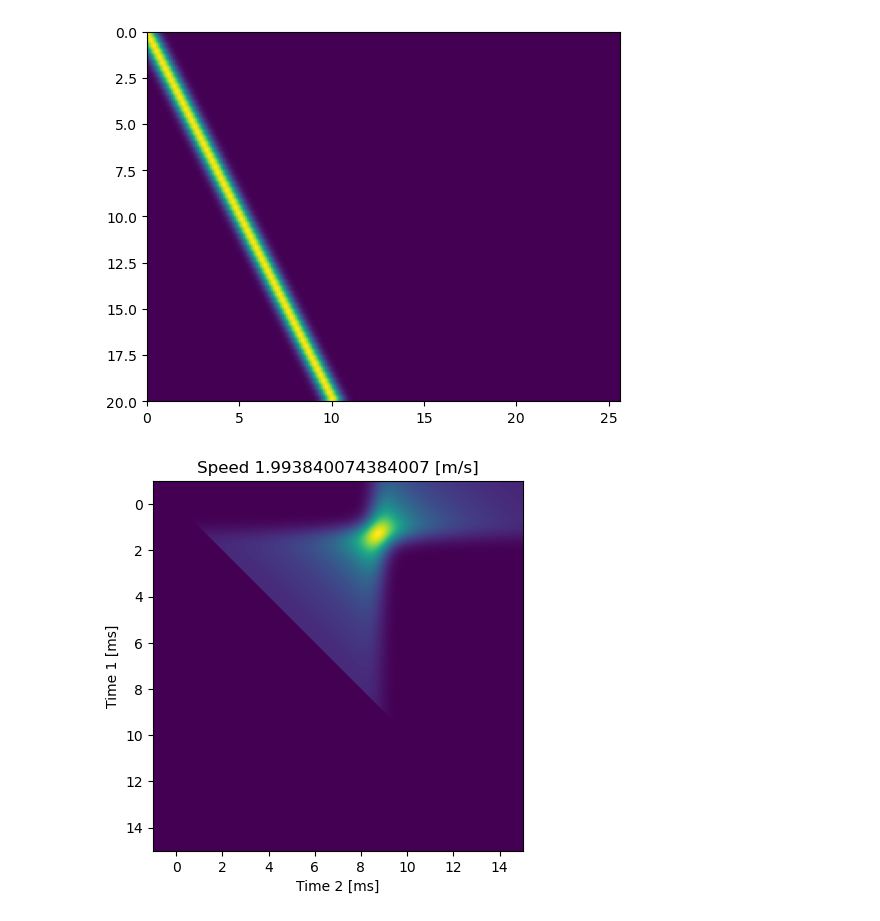
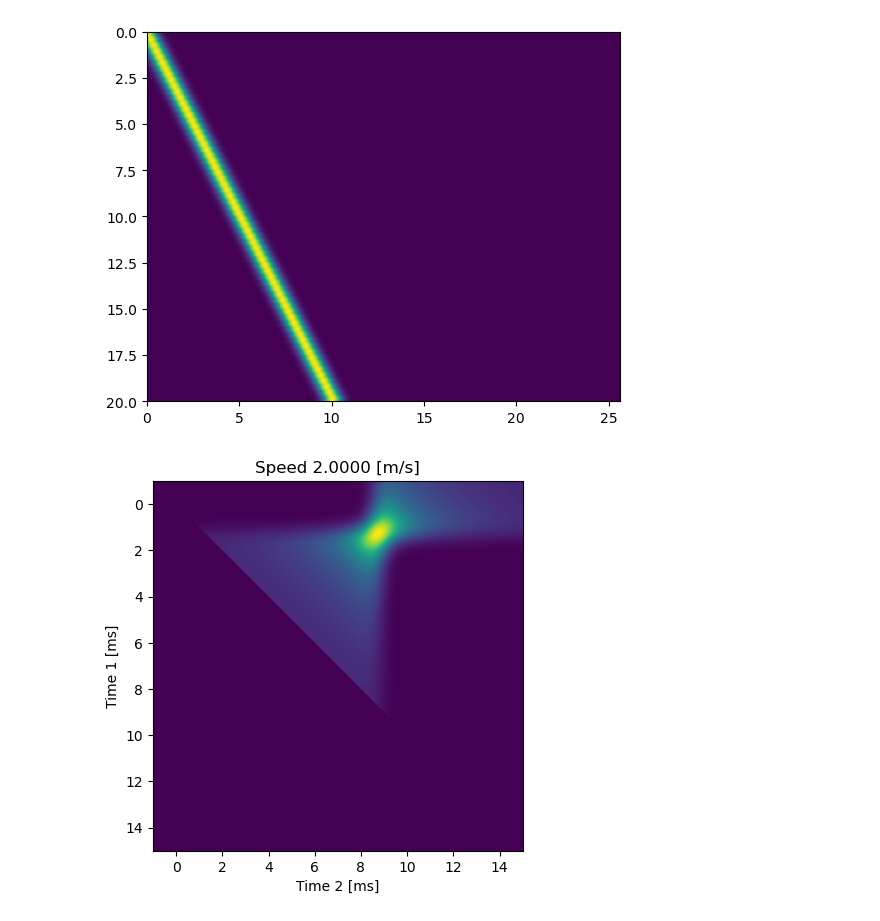
Before and after one commit to wewightman/pyusel-dispest, a Jupyter notebook: examples/swsestimation.ipynb, the cells around one changed output. Saved outputs shown, nothing was run; the diff lists cells and outputs as text; code cells hidden in the pictures.

```diff
--- a/examples/swsestimation.ipynb
+++ b/examples/swsestimation.ipynb
@@ -37,17 +37,17 @@ plt.show()
 # %% [output]
 [figure]
 # %%
-c, sums, teval = swsradon(disp, lat, t, 2.5E-3, 17.5E-3, -1E-3, 15E-3, N=512, speedonly=False)
+c, sums, teval = swsradon(disp, lat, t, 2.5E-3, 17.5E-3, -1E-3, 15E-3, N=1024, speedonly=False)
 # %%
 extent = 1E3*np.array([
     np.min(teval), np.max(teval),
     np.max(teval), np.min(teval)
 ])
 plt.figure()
 plt.imshow(sums, extent=extent)
-plt.title(f"Speed {c} [m/s]")
+plt.title(f"Speed {c:0.04f} [m/s]")
 plt.ylabel("Time 1 [ms]")
 plt.xlabel("Time 2 [ms]")
 plt.show()
 # %% [output]
-[figure, old version]
+[figure, new version]
```
Also changed, not shown: 1 other file.
